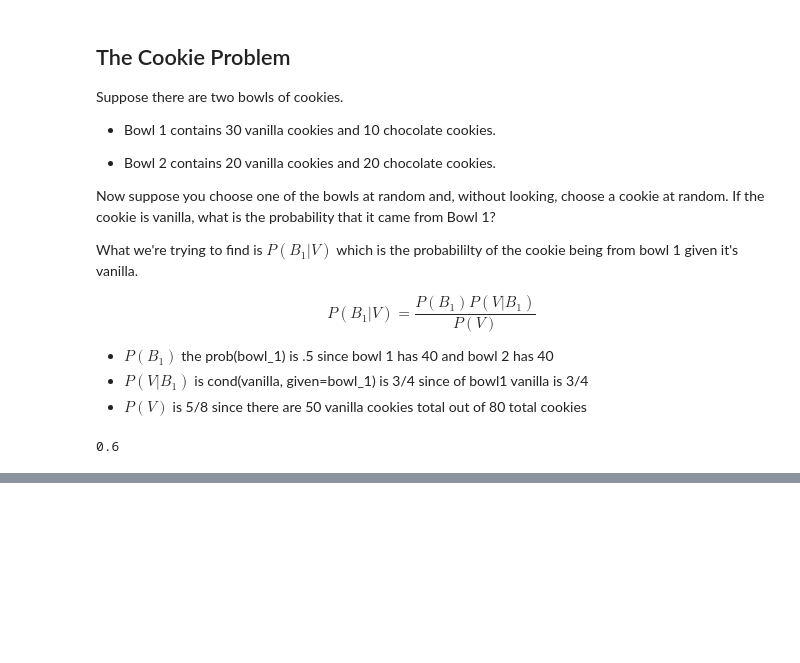
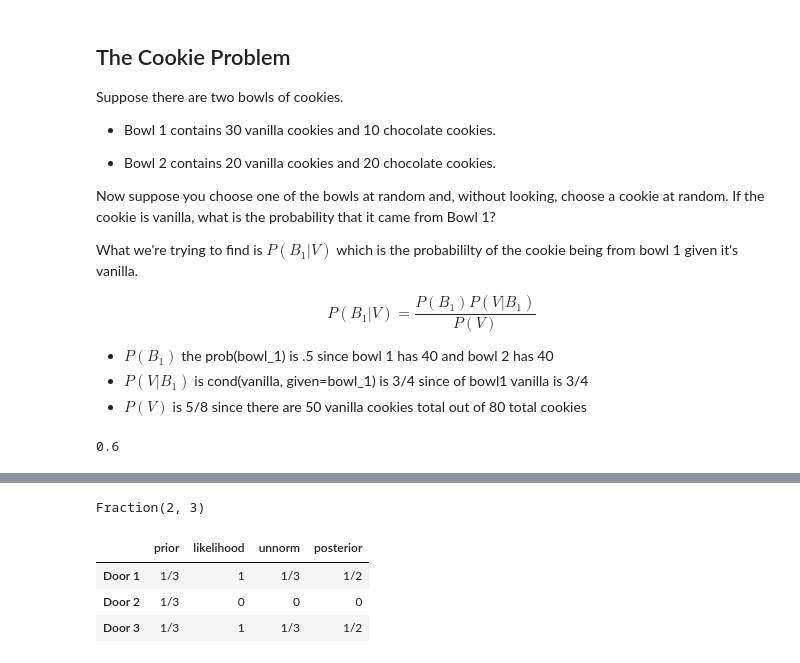
Before and after one commit to ryanorsinger/ThinkBayes2, a Jupyter notebook: chapter2_bayes_theorum.ipynb, the cells around one changed output, grey strips where cells are left out. Saved outputs shown, nothing was run; the diff lists cells and outputs as text; code cells hidden in the pictures; blank space fills up the shorter version.

```diff
--- a/chapter2_bayes_theorum.ipynb
+++ b/chapter2_bayes_theorum.ipynb
@@ -81,0 +292,17 @@ Collectively exhaustive, which means one of them must be true.
+# %%
+# If car is Door 1, Monte will pick Door 2
+# If the car is behind Door 2, Monte will pick door 3
+# If the car is behind Door 3, Monte will always open door 2
+monte2 = pd.DataFrame(index=["Door 1", "Door 2", "Door 3"])
+monte2["prior"] = Fraction(1, 3)
+monte2["likelihood"] = 1, 0, 1
+update(monte2)
+# %% [output]
+Fraction(2, 3)
+# %%
+monte2
+# %% [output]
+|  | prior | likelihood | unnorm | posterior |
+| Door 1 | 1/3 | 1 | 1/3 | 1/2 |
+| Door 2 | 1/3 | 0 | 0 | 0 |
+| Door 3 | 1/3 | 1 | 1/3 | 1/2 |
```
Also changed, not shown: parts of 34 cells of this notebook, 1 other file.
